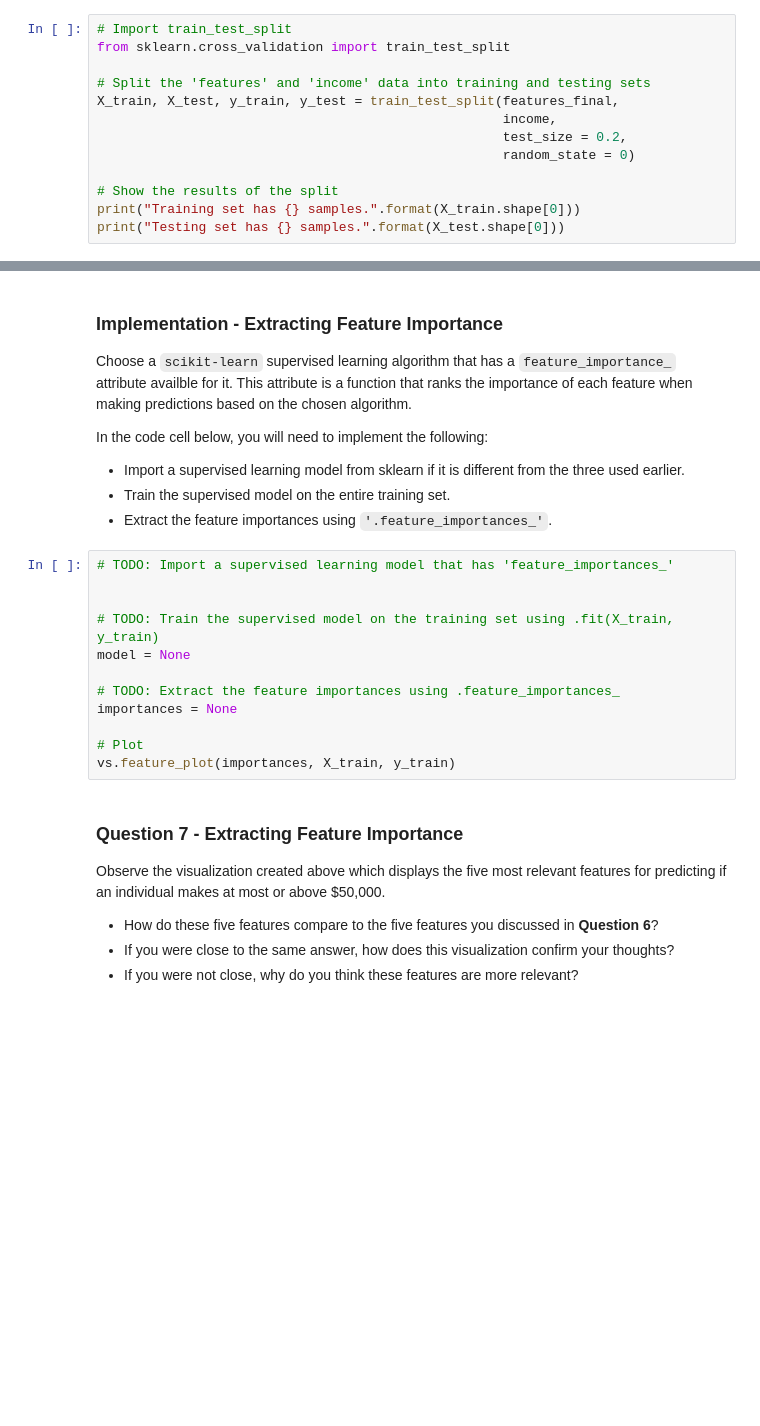
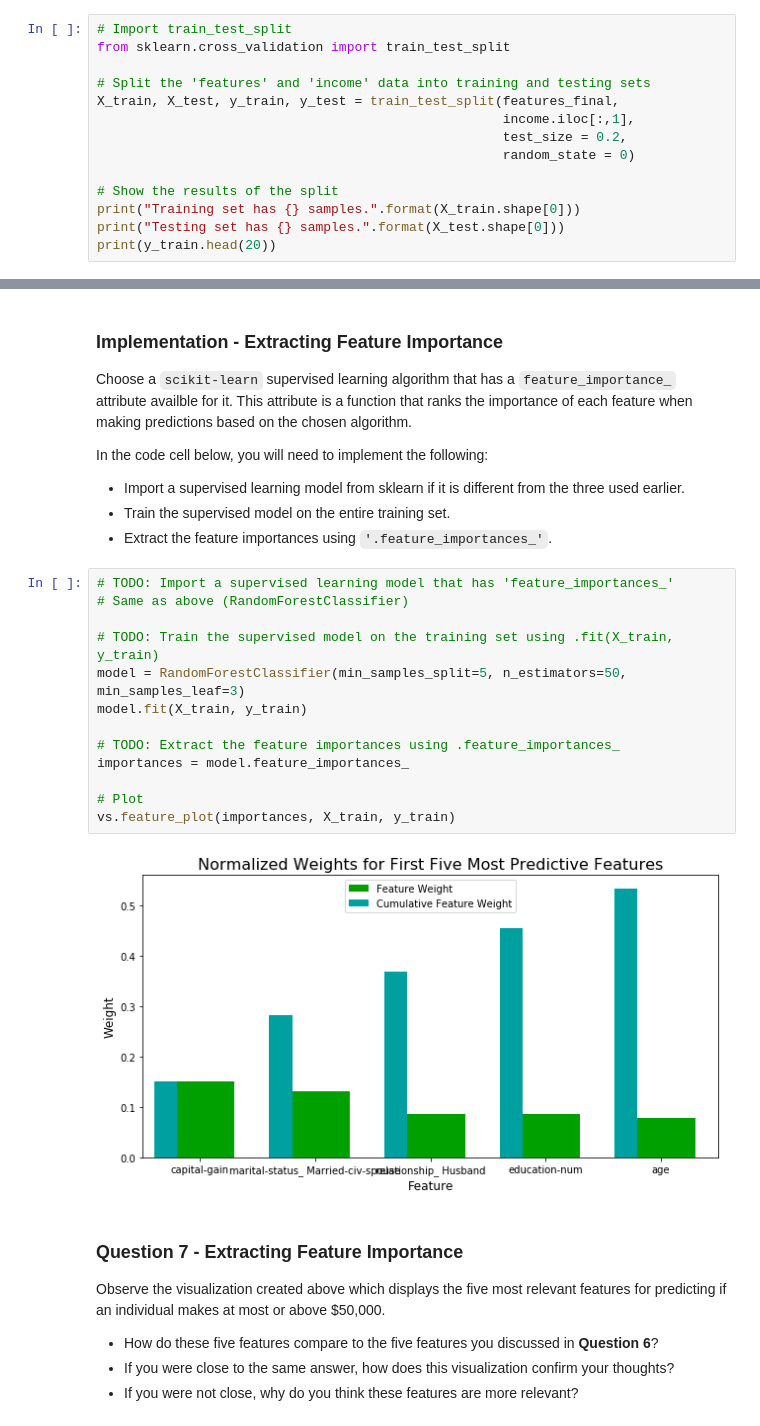
Before and after one commit to keigito/FinancialDonorPrediction, a Jupyter notebook: finding_donors.ipynb, the cells around one changed output, grey strips where cells are left out. Drawn from its saved outputs; the diff is of its cells as text; blank space fills up the shorter version.

```diff
--- a/finding_donors.ipynb
+++ b/finding_donors.ipynb
@@ -187,10 +195,11 @@ from sklearn.cross_validation import train_test_split
 
 # Split the 'features' and 'income' data into training and testing sets
 X_train, X_test, y_train, y_test = train_test_split(features_final,
-                                                    income,
+                                                    income.iloc[:,1],
                                                     test_size = 0.2,
                                                     random_state = 0)
 
 # Show the results of the split
 print("Training set has {} samples.".format(X_train.shape[0]))
 print("Testing set has {} samples.".format(X_test.shape[0]))
+print(y_train.head(20))
@@ -489,16 +616,19 @@ In the code cell below, you will need to implement the following:
  - Extract the feature importances using `'.feature_importances_'`.
 # %%
 # TODO: Import a supervised learning model that has 'feature_importances_'
-
+# Same as above (RandomForestClassifier)
 
 # TODO: Train the supervised model on the training set using .fit(X_train, y_train)
-model = None
+model = RandomForestClassifier(min_samples_split=5, n_estimators=50, min_samples_leaf=3)
+model.fit(X_train, y_train)
 
 # TODO: Extract the feature importances using .feature_importances_
-importances = None
+importances = model.feature_importances_
 
 # Plot
 vs.feature_plot(importances, X_train, y_train)
+# %% [output]
+[figure, added]
 # %% [markdown]
 ### Question 7 - Extracting Feature Importance
 
```
Also changed, not shown: parts of 28 cells of this notebook, 1 other file.
